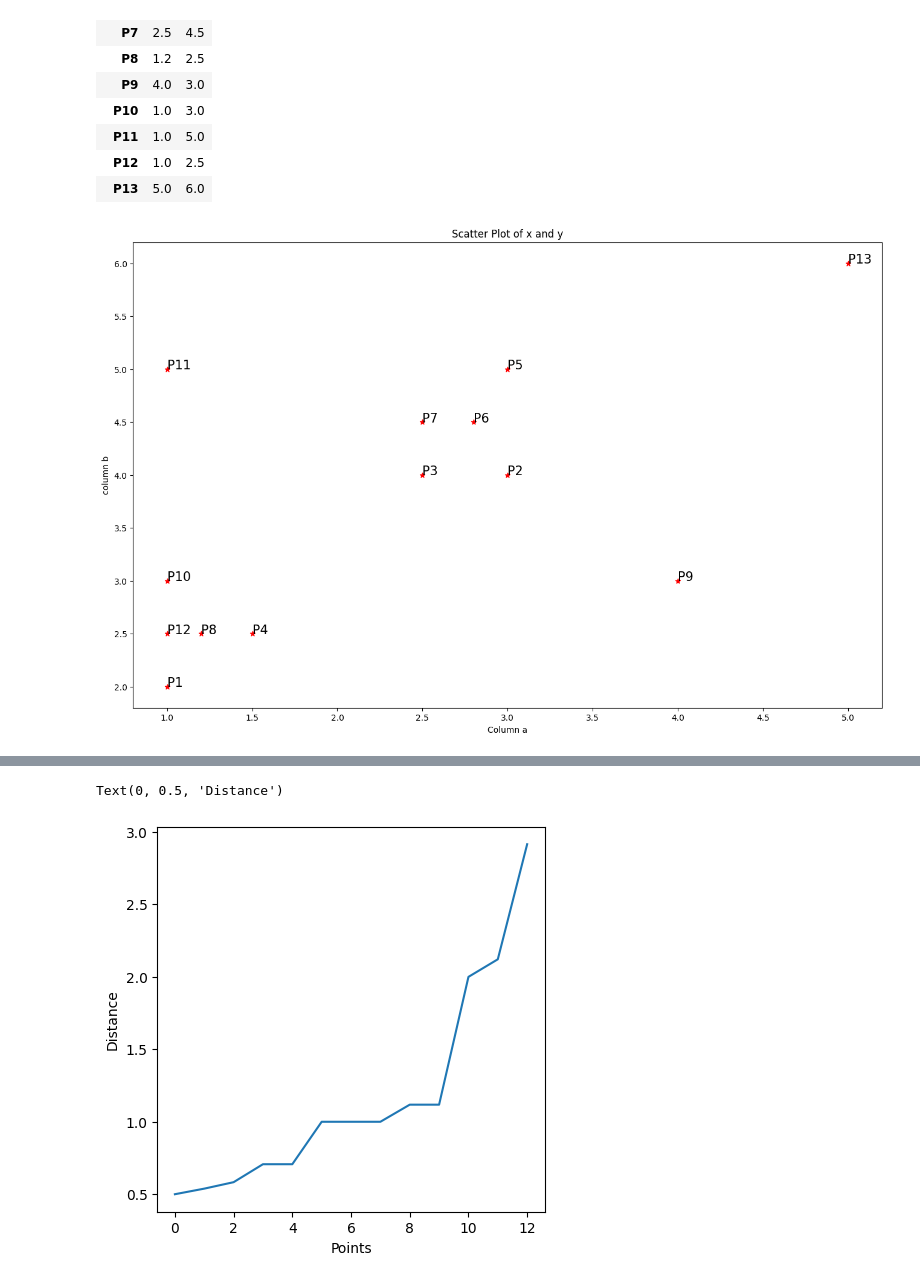
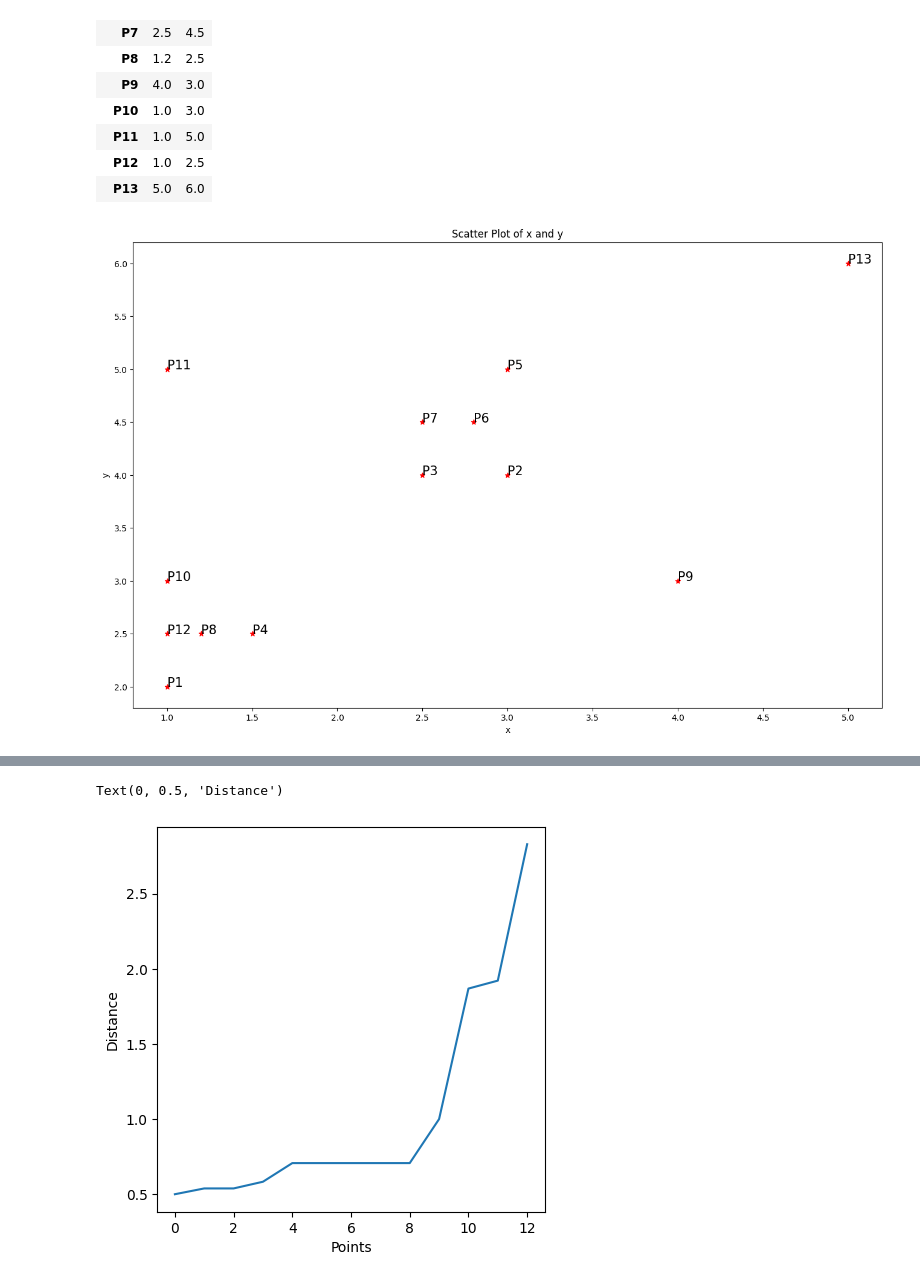
Before and after one commit to Lorenzo-Biondi/es-python, a Jupyter notebook: clustering/distanze_DBscan.ipynb, the cells around one changed output, grey strips where cells are left out. Cells and saved outputs as stored; diff of their text form; code cells hidden in the pictures.

```diff
--- a/clustering/distanze_DBscan.ipynb
+++ b/clustering/distanze_DBscan.ipynb
@@ -34,11 +35,11 @@ data
 # %%
 plt.figure(figsize=(16,10))
 plt.scatter(data['a'], data['b'], c='r', marker='*')
-plt.xlabel('Column a')
-plt.ylabel('column b')
+plt.xlabel('x')
+plt.ylabel('y')
 plt.title('Scatter Plot of x and y')
 for j in data.itertuples():
     plt.annotate(j.Index, (j.a, j.b), fontsize=15)
 # %% [output]
-[figure, old version]
+[figure, new version]
 # %%
@@ -63,19 +65,19 @@ dist
 # %%
 from sklearn.neighbors import NearestNeighbors
 
-nearest_neighbors = NearestNeighbors(n_neighbors=5)
+nearest_neighbors = NearestNeighbors(n_neighbors=4)
 neighbors = nearest_neighbors.fit(data)
 
 distances, indices = neighbors.kneighbors(data)
-distances = np.sort(distances[:,4], axis=0)
+distances = np.sort(distances[:,3], axis=0)
 
 fig = plt.figure(figsize=(5, 5))
 plt.plot(distances)
 plt.xlabel("Points")
 plt.ylabel("Distance")
 # %% [output]
 Text(0, 0.5, 'Distance')
-[figure, old version]
+[figure, new version]
 # %%
 from kneed import KneeLocator
 
```
Also changed, not shown: parts of 4 cells of this notebook, 1 other file.
